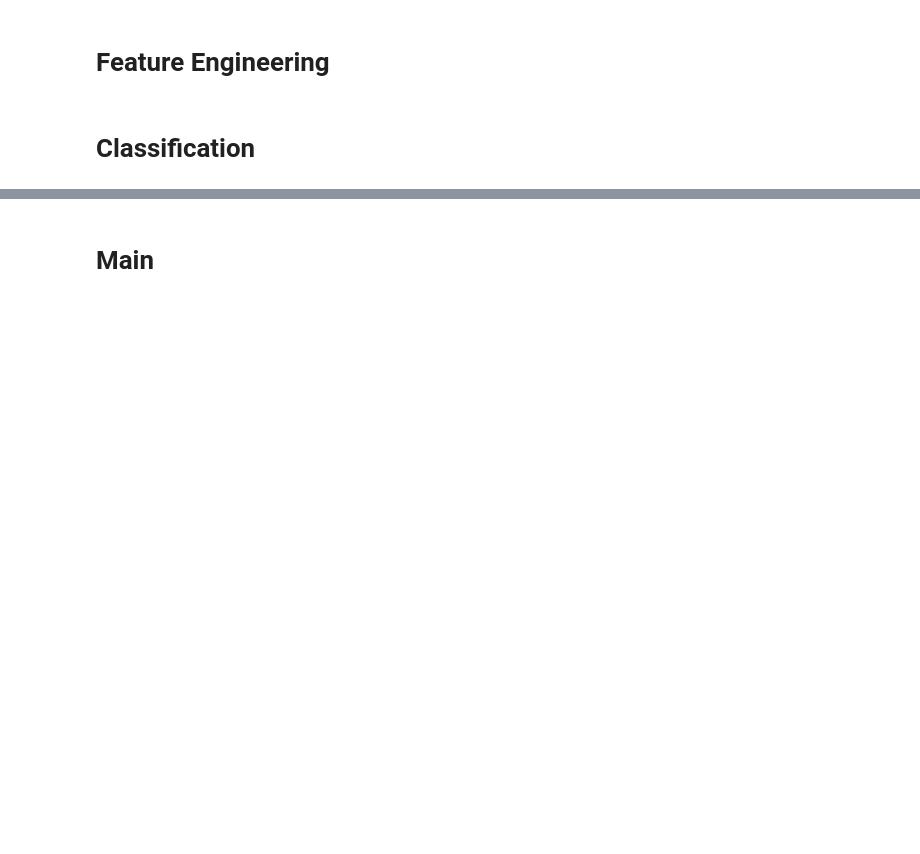
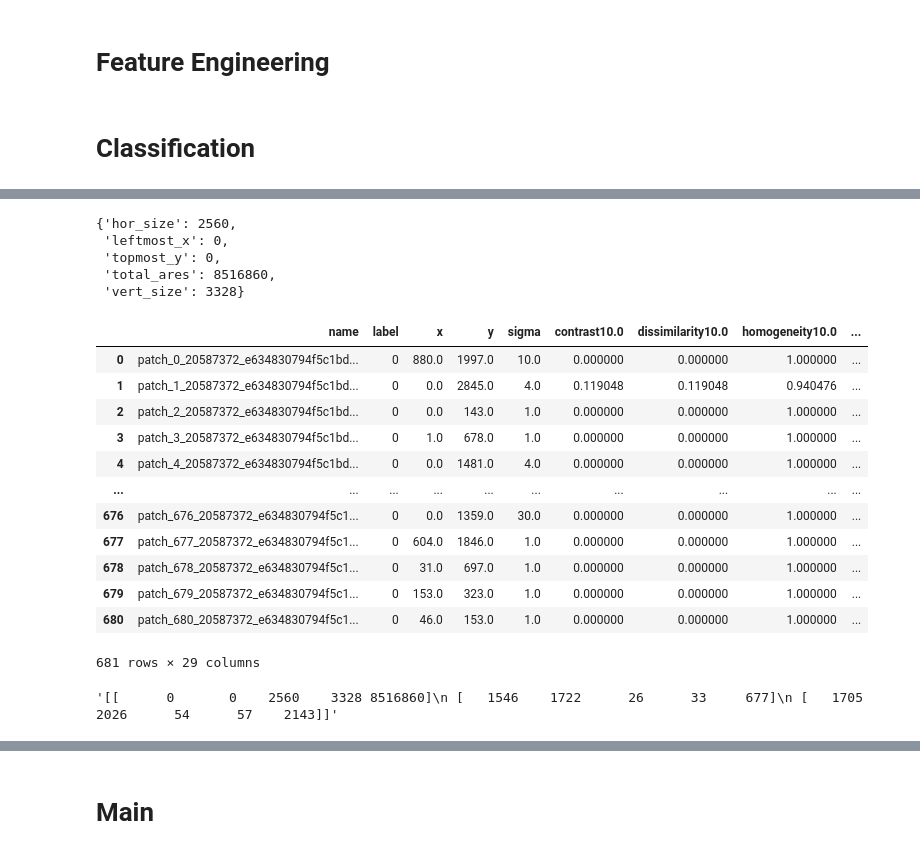
Before and after one commit to emyesme/CalcificationDetection, a Jupyter notebook: ML_structure_project.ipynb, the cells around one changed output, grey strips where cells are left out. Cells and saved outputs as stored; diff of their text form; code cells hidden in the pictures; blank space fills up the shorter version.

```diff
--- a/ML_structure_project.ipynb
+++ b/ML_structure_project.ipynb
@@ -178,0 +337,7 @@ def SVC_linear(n_values, lower_value_C, higher_value_C, base, data, labels):
+# %%
+df = pd.read_csv(os.path.join('/content',
+                                'drive',
+                                'MyDrive',
+                                'Results',
+                                'groundTruthStats.csv'))
+df
@@ -178,0 +358,24 @@ def SVC_linear(n_values, lower_value_C, higher_value_C, base, data, labels):
+# %%
+eval(df.stats.iloc[0])[0]
+# %% [output]
+{'hor_size': 2560,
+ 'leftmost_x': 0,
+ 'topmost_y': 0,
+ 'total_ares': 8516860,
+ 'vert_size': 3328}
+# %%
+dfs.loc[dfs.name.str.contains(df.name.iloc[0][:-4], regex=False)]
+# %% [output]
+|  | name | label | x | y | sigma | contrast10.0 | dissimilarity10.0 | homogeneity10.0 | ... |
+| 0 | patch_0_20587372_e634830794f5c1bd... | 0 | 880.0 | 1997.0 | 10.0 | 0.000000 | 0.000000 | 1.000000 | ... |
+| 1 | patch_1_20587372_e634830794f5c1bd... | 0 | 0.0 | 2845.0 | 4.0 | 0.119048 | 0.119048 | 0.940476 | ... |
+| 2 | patch_2_20587372_e634830794f5c1bd... | 0 | 0.0 | 143.0 | 1.0 | 0.000000 | 0.000000 | 1.000000 | ... |
+| 3 | patch_3_20587372_e634830794f5c1bd... | 0 | 1.0 | 678.0 | 1.0 | 0.000000 | 0.000000 | 1.000000 | ... |
+| 4 | patch_4_20587372_e634830794f5c1bd... | 0 | 0.0 | 1481.0 | 4.0 | 0.000000 | 0.000000 | 1.000000 | ... |
+| ... | ... | ... | ... | ... | ... | ... | ... | ... | ... |
+| 676 | patch_676_20587372_e634830794f5c1... | 0 | 0.0 | 1359.0 | 30.0 | 0.000000 | 0.000000 | 1.000000 | ... |
+| 677 | patch_677_20587372_e634830794f5c1... | 0 | 604.0 | 1846.0 | 1.0 | 0.000000 | 0.000000 | 1.000000 | ... |
+| 678 | patch_678_20587372_e634830794f5c1... | 0 | 31.0 | 697.0 | 1.0 | 0.000000 | 0.000000 | 1.000000 | ... |
+| 679 | patch_679_20587372_e634830794f5c1... | 0 | 153.0 | 323.0 | 1.0 | 0.000000 | 0.000000 | 1.000000 | ... |
+| 680 | patch_680_20587372_e634830794f5c1... | 0 | 46.0 | 153.0 | 1.0 | 0.000000 | 0.000000 | 1.000000 | ... |
+681 rows × 29 columns
@@ -178,0 +462,4 @@ def SVC_linear(n_values, lower_value_C, higher_value_C, base, data, labels):
+# %%
+df['stats'][0]
+# %% [output]
+'[[      0       0    2560    3328 8516860]\n [   1546    1722      26      33     677]\n [   1705    2026      54      57    2143]]'
```
Also changed, not shown: parts of 29 cells of this notebook.
